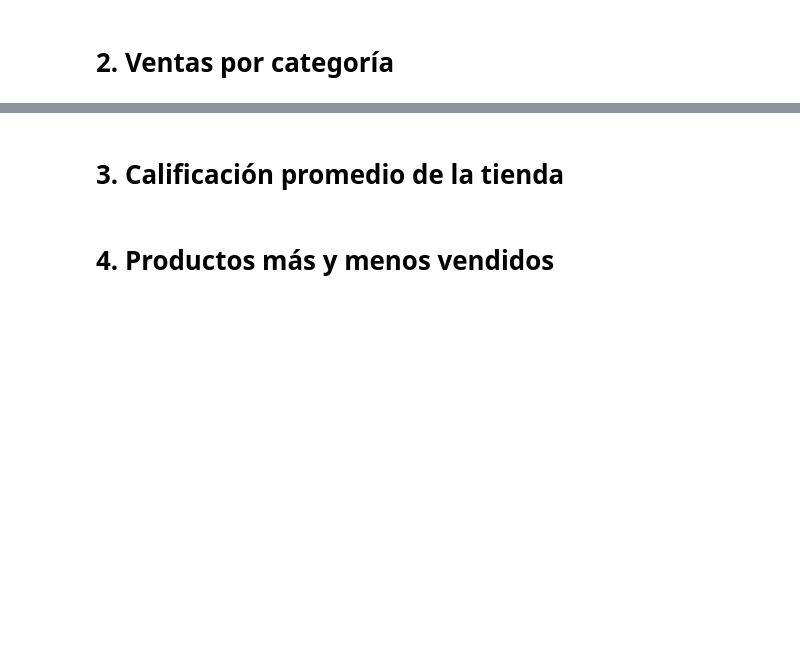
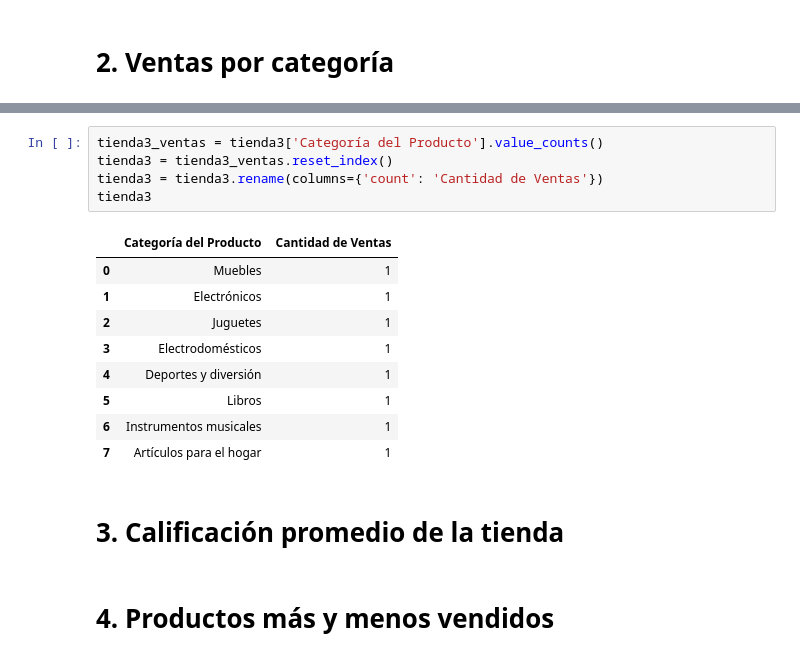
Before and after one commit to brunod02/Challenge-Data-Science, a Jupyter notebook: AluraStoreLatam.ipynb, the cells around one changed output, grey strips where cells are left out. Cells and saved outputs as stored; diff of their text form; blank space fills up the shorter version.

```diff
--- a/AluraStoreLatam.ipynb
+++ b/AluraStoreLatam.ipynb
@@ -30,3 +153,18 @@ tienda.head()
+# %%
+tienda3_ventas = tienda3['Categoría del Producto'].value_counts()
+tienda3 = tienda3_ventas.reset_index()
+tienda3 = tienda3.rename(columns={'count': 'Cantidad de Ventas'})
+tienda3
+# %% [output]
+|  | Categoría del Producto | Cantidad de Ventas |
+| 0 | Muebles | 1 |
+| 1 | Electrónicos | 1 |
+| 2 | Juguetes | 1 |
+| 3 | Electrodomésticos | 1 |
+| 4 | Deportes y diversión | 1 |
+| 5 | Libros | 1 |
+| 6 | Instrumentos musicales | 1 |
+| 7 | Artículos para el hogar | 1 |
 # %% [markdown]
 # 3. Calificación promedio de la tienda
 # %% [markdown]
```
Also changed, not shown: parts of 17 cells of this notebook.
